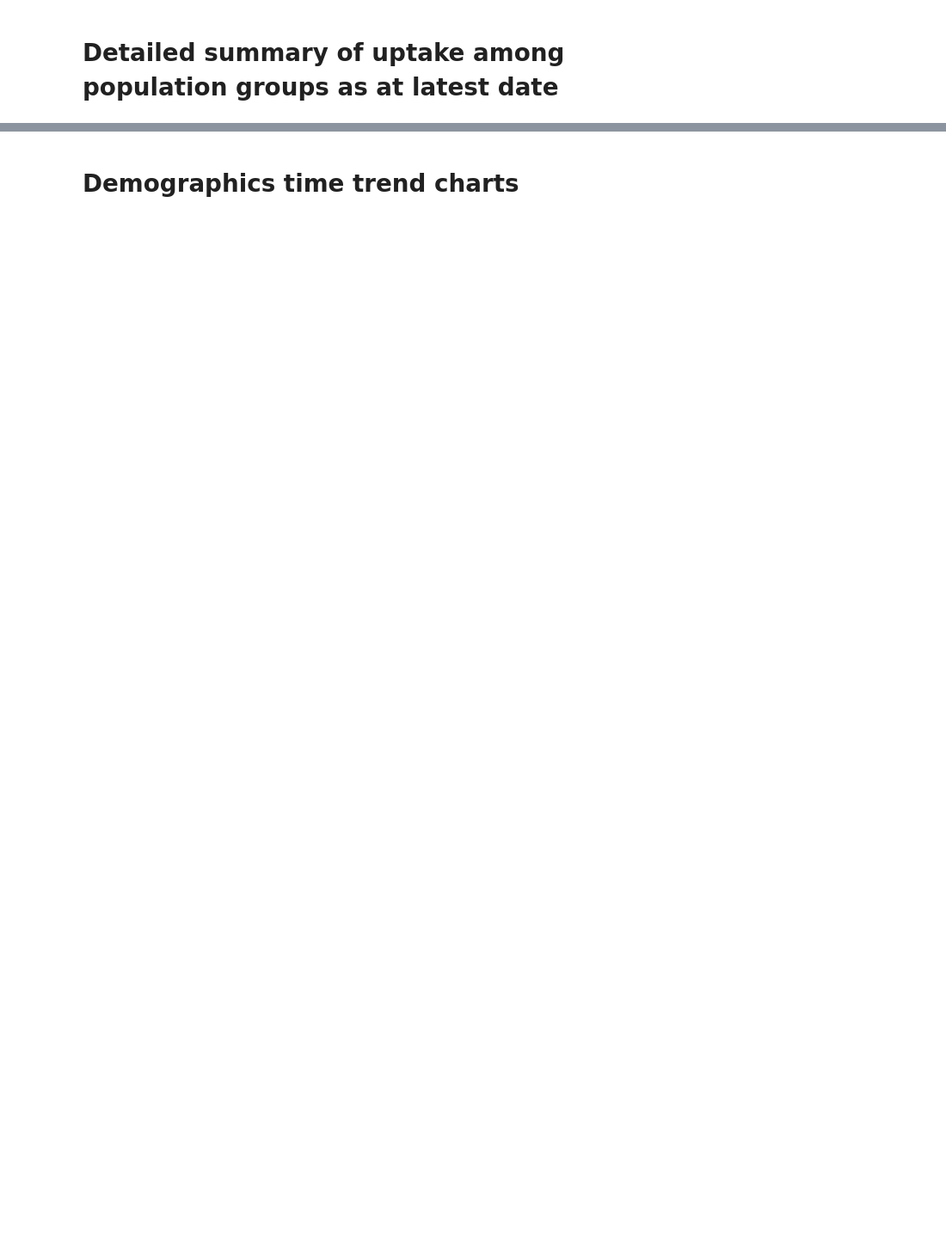
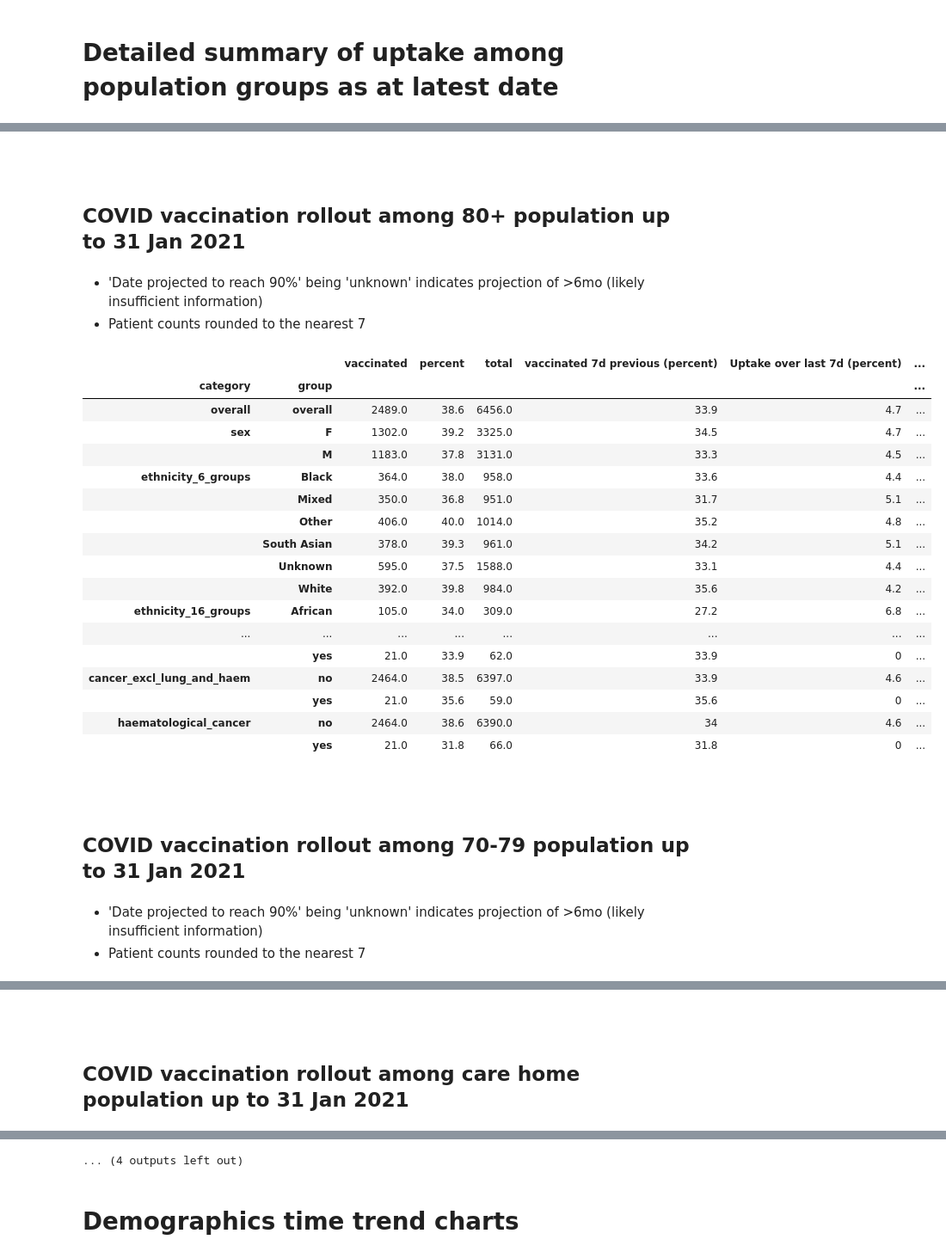
Before and after one commit to opensafely/nhs-covid-vaccination-coverage, a Jupyter notebook: notebooks/population_characteristics.ipynb, the cells around one changed output, grey strips where cells are left out. Shown at 86% size. Cells and saved outputs as stored; diff of their text form; code cells hidden in the pictures; blank space fills up the shorter version.

```diff
--- a/notebooks/population_characteristics.ipynb
+++ b/notebooks/population_characteristics.ipynb
@@ -310 +45,10 @@ def report_results(df_dict_cum, group, breakdown=[]):
+# %%
+# population subgroups - in a dict to indicate which field to filter on
+population_subgroups = {"80+":"community_ageband",
+        "70-79":"community_ageband",
+        "care home":"community_ageband",
+        "under 70s, not in other eligible groups shown":"other"
+        }
+# %%
+df_dict_cum = cumulative_sums(df, groups_of_interest=population_subgroups, latest_date=latest_date)
 # %% [markdown]
@@ -341 +66,3 @@ for g in groups:
+# %%
+summarised_data_dict = summarise_data_by_group(df_dict_cum, latest_date=latest_date)
 # %% [markdown]
@@ -405,19 +92,2 @@ Oxford-AZ vaccines (% of all first doses): 2 (0.0%)
 # %% [markdown]
 # Detailed summary of uptake among population groups as at latest date
-# %%
-pd.set_option('display.max_rows',200)
-
-for g in groups:
-    display(Markdown(f"## "),
-            Markdown(f"## COVID vaccination rollout among **{g}** population up to {latest_date_fmt}"),
-            Markdown(f"- 'Date projected to reach 90%' being 'unknown' indicates projection of >6mo (likely insufficient information)\n"\
-                       f"- Patient counts rounded to the nearest 7"))
-    out = df_dict_latest[g]
-
-    display(out)
-    out_csv = out.copy()
-    if "Date projected to reach 90%" in out.columns:
-        out_csv = out_csv.drop("Date projected to reach 90%",1)
-
-    # export for presentation in tidy report version
-    out_csv.to_csv(os.path.join(savepath["tables"], f"Cumulative vaccination figures among {g} population.csv"), index=True)
@@ -491,0 +94,29 @@ for g in groups:
+# %%
+create_detailed_summary_uptake(summarised_data_dict, formatted_latest_date, savepath=savepath)
+# %% [output]
+##
+## COVID vaccination rollout among **80+** population up to 31 Jan 2021
+- 'Date projected to reach 90%' being 'unknown' indicates projection of >6mo (likely insufficient information)
+- Patient counts rounded to the nearest 7
+|  |  | vaccinated | percent | total | vaccinated 7d previous (percent) | Uptake over last 7d (percent) | ... |
+| category | group |  |  |  |  |  | ... |
+| overall | overall | 2489.0 | 38.6 | 6456.0 | 33.9 | 4.7 | ... |
+| sex | F | 1302.0 | 39.2 | 3325.0 | 34.5 | 4.7 | ... |
+|  | M | 1183.0 | 37.8 | 3131.0 | 33.3 | 4.5 | ... |
+| ethnicity_6_groups | Black | 364.0 | 38.0 | 958.0 | 33.6 | 4.4 | ... |
+|  | Mixed | 350.0 | 36.8 | 951.0 | 31.7 | 5.1 | ... |
+|  | Other | 406.0 | 40.0 | 1014.0 | 35.2 | 4.8 | ... |
+|  | South Asian | 378.0 | 39.3 | 961.0 | 34.2 | 5.1 | ... |
+|  | Unknown | 595.0 | 37.5 | 1588.0 | 33.1 | 4.4 | ... |
+|  | White | 392.0 | 39.8 | 984.0 | 35.6 | 4.2 | ... |
+| ethnicity_16_groups | African | 105.0 | 34.0 | 309.0 | 27.2 | 6.8 | ... |
+| ... | ... | ... | ... | ... | ... | ... | ... |
+|  | yes | 21.0 | 33.9 | 62.0 | 33.9 | 0 | ... |
+| cancer_excl_lung_and_haem | no | 2464.0 | 38.5 | 6397.0 | 33.9 | 4.6 | ... |
+|  | yes | 21.0 | 35.6 | 59.0 | 35.6 | 0 | ... |
+| haematological_cancer | no | 2464.0 | 38.6 | 6390.0 | 34 | 4.6 | ... |
+|  | yes | 21.0 | 31.8 | 66.0 | 31.8 | 0 | ... |
+##
+## COVID vaccination rollout among **70-79** population up to 31 Jan 2021
+- 'Date projected to reach 90%' being 'unknown' indicates projection of >6mo (likely insufficient information)
+- Patient counts rounded to the nearest 7
@@ -491,0 +141,2 @@ for g in groups:
+##
+## COVID vaccination rollout among **care home** population up to 31 Jan 2021
@@ -492,2 +163,3 @@ for g in groups:
+... (4 outputs left out)
 # %% [markdown]
 # Demographics time trend charts
```
Also changed, not shown: parts of 37 cells of this notebook, 4 other files.
